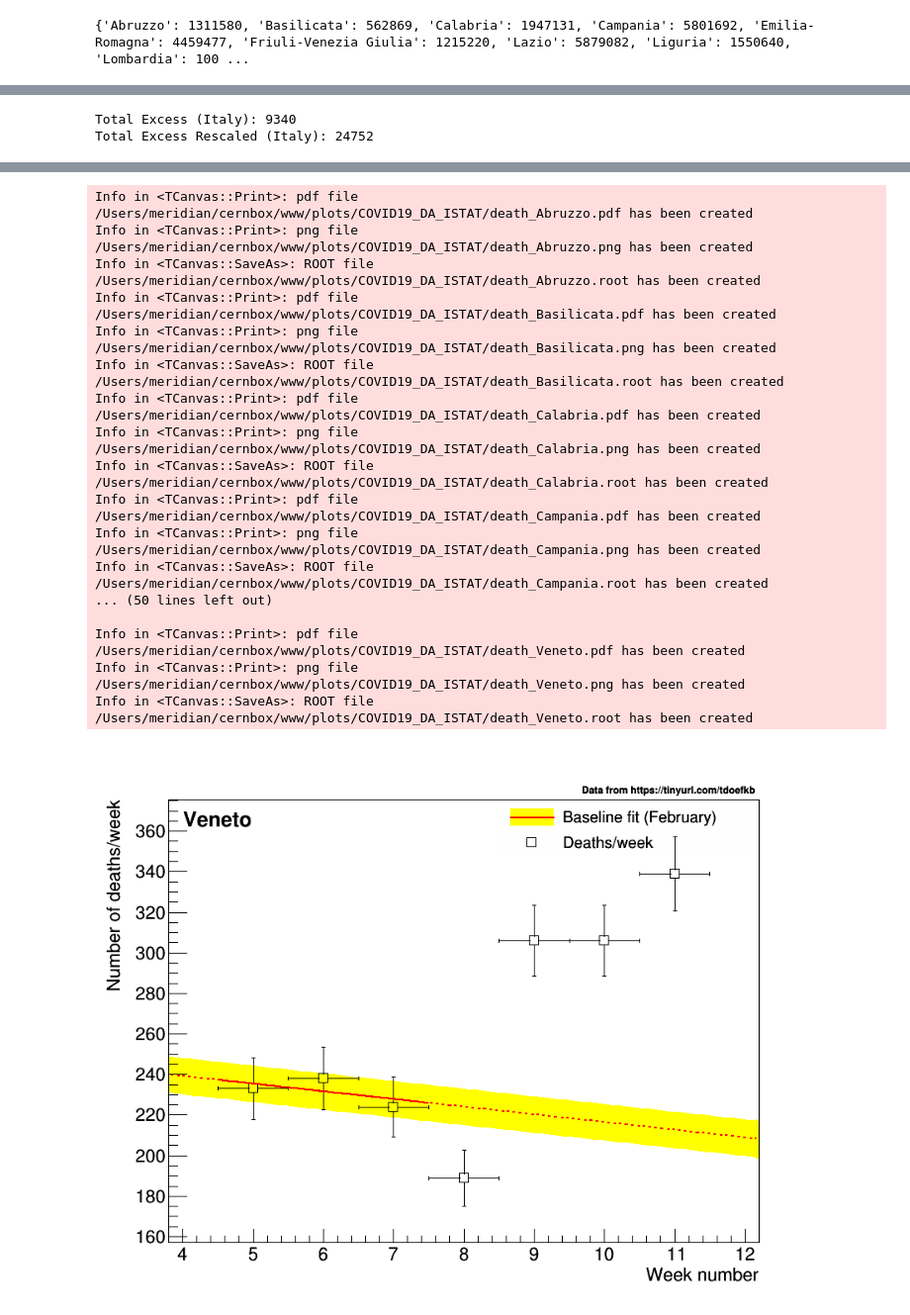
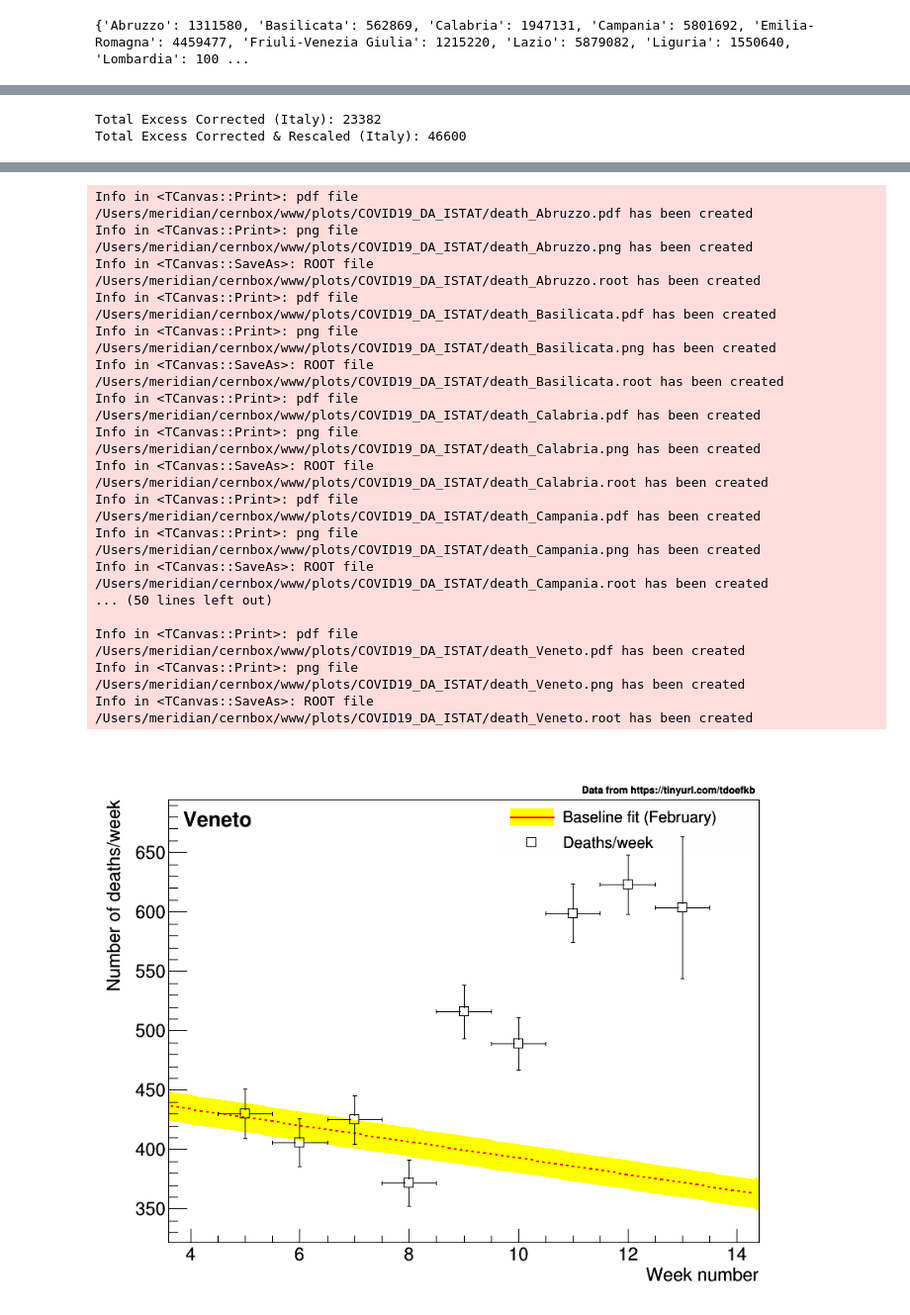
Before and after one commit to pmeridian/COVID19_DA, a Jupyter notebook: Analisi Istat.ipynb, the cells around one changed output, grey strips where cells are left out. Shown: that part at 99% size. Saved outputs shown, nothing was run; the diff lists cells and outputs as text; code cells hidden in the pictures.

```diff
--- a/Analisi Istat.ipynb
+++ b/Analisi Istat.ipynb
@@ -341,0 +613,5 @@ print(['%s:%.3f'%(r,f) for r,f in rescalingFactor.items()])
+# %%
+rescalingFactorNewOld2={}
+for r in n.unique(dfPopulationByRegion['Regione']):
+    rescalingFactorNewOld2[r]=float(populationIstatByRegion[r])/populationOld2IstatByRegion[r]
+print(['%s:%.3f'%(r,f) for r,f in rescalingFactorNewOld2.items()])
@@ -341,0 +650,12 @@ print(['%s:%.3f'%(r,f) for r,f in rescalingFactor.items()])
+# %%
+for p in regions:
+    print('=======',p)
+    graphs['deceduti_Old2_rescaled_%s'%p]=R.TGraphErrors()
+    graphs['deceduti_Old2_rescaled_%s'%p].SetName('deceduti_Old2_rescaled_%s'%p)
+    for w in range(firstWeek,len(weeks)):
+            x,y=R.Double(0),R.Double(0)
+            yerr=graphs['deceduti_Old2_%s'%p].GetErrorY(w-firstWeek)
+            graphs['deceduti_Old2_%s'%p].GetPoint(w-firstWeek,x,y)
+            graphs['deceduti_Old2_rescaled_%s'%p].SetPoint(w-firstWeek,x,y*rescalingFactorNewOld2[p])
+            graphs['deceduti_Old2_rescaled_%s'%p].SetPointError(w-firstWeek,0.5,yerr*rescalingFactorNewOld2[p])
+            print(p,x,y*rescalingFactorNewOld2[p])
@@ -341,0 +680,8 @@ print(['%s:%.3f'%(r,f) for r,f in rescalingFactor.items()])
+# %%
+for p in regions:
+    print('=======',p)
+    for w in range(firstWeek,len(weeks)):
+            x,y=R.Double(0),R.Double(0)
+            yerr=graphs['deceduti_%s'%p].GetErrorY(w-firstWeek)
+            graphs['deceduti_%s'%p].GetPoint(w-firstWeek,x,y)
+            print(p,x,y)
@@ -345,9 +862,9 @@ sumTotal=0
 sumTotalRescaled=0
 
 for p in regions:
-    graphs['eccesso_deceduti_%s'%p].Draw("AP")
-    graphs['eccesso_deceduti_%s'%p].GetXaxis().SetTitle("Week number")
-    graphs['eccesso_deceduti_%s'%p].GetYaxis().SetTitle("Number of deaths - baseline")
+    graphs['eccesso_deceduti_corrected_%s'%p].Draw("AP")
+    graphs['eccesso_deceduti_corrected_%s'%p].GetXaxis().SetTitle("Week number")
+    graphs['eccesso_deceduti_corrected_%s'%p].GetYaxis().SetTitle("Number of deaths - baseline")
 
     baseline_stdev=graphs['deceduti_%s'%p].GetFunction('fB').GetParError(0)
     box=R.TBox(firstWeek+0.5,-baseline_stdev,graphs['eccesso_deceduti_%s'%p].GetN()+firstWeek+0.5,baseline_stdev)
@@ -363,14 +880,14 @@ for p in regions:
     line1.SetLineStyle(1)
     line1.SetLineWidth(2)
     line1.Draw()
-    graphs['eccesso_deceduti_%s'%p].Draw("PSAME")
+    graphs['eccesso_deceduti_corrected_%s'%p].Draw("PSAME")
 
-    totalExcess[p]=integralGraph(graphs['eccesso_deceduti_%s'%(p)],8-firstWeek)
+    totalExcess[p]=integralGraph(graphs['eccesso_deceduti_corrected_%s'%(p)],8-firstWeek)
     t.SetTextSize(0.03)
     t.DrawLatexNDC(0.12,0.76,'Estimated excess (23/02-21/03): %.1f#pm%.1f'%(totalExcess[p][0],totalExcess[p][1]))
 
     f0=R.TF1("f0","pol0",0,graphs['eccesso_deceduti_%s'%p].GetN()+6)
-    graphs['eccesso_deceduti_%s'%p].Fit('f0','RB0Q','',firstWeek+0.5,graphs['eccesso_deceduti_%s'%p].GetN()+firstWeek+0.5)
+    graphs['eccesso_deceduti_corrected_%s'%p].Fit('f0','RB0Q','',firstWeek+0.5,graphs['eccesso_deceduti_%s'%p].GetN()+firstWeek+0.5)
     t.SetTextSize(0.04)
     t.DrawLatexNDC(0.12,0.85,p)
     t.SetTextSize(0.03)
@@ -416,9 +933,9 @@ Info in <TCanvas::SaveAs>: ROOT file /Users/meridian/cernbox/www/plots/COVID19_D
 # %%
-print('Total Excess (Italy): %d'%sumTotal)
-print('Total Excess Rescaled (Italy): %d'%sumTotalRescaled)
+print('Total Excess Corrected (Italy): %d'%sumTotal)
+print('Total Excess Corrected & Rescaled (Italy): %d'%sumTotalRescaled)
 # %% [output]
-Total Excess (Italy): 9340
-Total Excess Rescaled (Italy): 24752
+Total Excess Corrected (Italy): 23382
+Total Excess Corrected & Rescaled (Italy): 46600
 # %%
 leg=R.TLegend(0.55,0.89,0.89,0.8)
 leg.SetBorderSize(0)
@@ -427,9 +944,9 @@ leg.SetTextSize(0.03)
 
 for p in regions:
     leg.Clear()
-    graphs['deceduti_%s'%p].Draw("AP")
-    graphs['deceduti_%s'%p].GetXaxis().SetTitle("Week number")
-    graphs['deceduti_%s'%p].GetYaxis().SetTitle("Number of deaths/week")
+    graphs['deceduti_corrected_%s'%p].Draw("AP")
+    graphs['deceduti_corrected_%s'%p].GetXaxis().SetTitle("Week number")
+    graphs['deceduti_corrected_%s'%p].GetYaxis().SetTitle("Number of deaths/week")
 
     f2=graphs['deceduti_%s'%p].GetFunction('fB').Clone()
     f2.SetRange(0,5.5+graphs['deceduti_%s'%p].GetN())
@@ -448,7 +965,7 @@ for p in regions:
 
     band.Draw('4SAME')
     f2.Draw('LSAME')
-    graphs['deceduti_%s'%p].Draw("PSAME")
+    graphs['deceduti_corrected_%s'%p].Draw("PSAME")
 
     #auxiliary object for the legend
     aux=graphs['deceduti_%s'%p].Clone('aux')
@@ -465,34 +982,34 @@ for p in regions:
     t.SetTextSize(0.02)
     t.DrawLatexNDC(0.66,0.91,'Data from https://tinyurl.com/tdoefkb')
     c1.RedrawAxis()
     c1.Draw()
     for ext in ['.pdf','.png','.root']:
         c1.SaveAs("~/cernbox/www/plots/COVID19_DA_ISTAT/death_{:s}".format(p)+ext)
 # %% [output]
 ERROR in TPostScript::Open: Cannot open file:/Users/meridian/cernbox/www/plots/COVID19_DA_ISTAT/death_Trentino-Alto Adige/Südtirol.pd
 ERROR in TPostScript::Open: Cannot open file:/Users/meridian/cernbox/www/plots/COVID19_DA_ISTAT/death_Trentino-Alto Adige/Südtirol.pn
 ERROR in TPostScript::Open: Cannot open file:/Users/meridian/cernbox/www/plots/COVID19_DA_ISTAT/death_Trentino-Alto Adige/Südtirol.roo
 ERROR in TPostScript::Open: Cannot open file:/Users/meridian/cernbox/www/plots/COVID19_DA_ISTAT/death_Valle d'Aosta/Vallée d'Aoste.pd
 ERROR in TPostScript::Open: Cannot open file:/Users/meridian/cernbox/www/plots/COVID19_DA_ISTAT/death_Valle d'Aosta/Vallée d'Aoste.pn
 ERROR in TPostScript::Open: Cannot open file:/Users/meridian/cernbox/www/plots/COVID19_DA_ISTAT/death_Valle d'Aosta/Vallée d'Aoste.roo
 Info in <TCanvas::Print>: pdf file /Users/meridian/cernbox/www/plots/COVID19_DA_ISTAT/death_Abruzzo.pdf has been created
 Info in <TCanvas::Print>: png file /Users/meridian/cernbox/www/plots/COVID19_DA_ISTAT/death_Abruzzo.png has been created
 Info in <TCanvas::SaveAs>: ROOT file /Users/meridian/cernbox/www/plots/COVID19_DA_ISTAT/death_Abruzzo.root has been created
 Info in <TCanvas::Print>: pdf file /Users/meridian/cernbox/www/plots/COVID19_DA_ISTAT/death_Basilicata.pdf has been created
 Info in <TCanvas::Print>: png file /Users/meridian/cernbox/www/plots/COVID19_DA_ISTAT/death_Basilicata.png has been created
 Info in <TCanvas::SaveAs>: ROOT file /Users/meridian/cernbox/www/plots/COVID19_DA_ISTAT/death_Basilicata.root has been created
 Info in <TCanvas::Print>: pdf file /Users/meridian/cernbox/www/plots/COVID19_DA_ISTAT/death_Calabria.pdf has been created
 Info in <TCanvas::Print>: png file /Users/meridian/cernbox/www/plots/COVID19_DA_ISTAT/death_Calabria.png has been created
 Info in <TCanvas::SaveAs>: ROOT file /Users/meridian/cernbox/www/plots/COVID19_DA_ISTAT/death_Calabria.root has been created
 Info in <TCanvas::Print>: pdf file /Users/meridian/cernbox/www/plots/COVID19_DA_ISTAT/death_Campania.pdf has been created
 Info in <TCanvas::Print>: png file /Users/meridian/cernbox/www/plots/COVID19_DA_ISTAT/death_Campania.png has been created
 Info in <TCanvas::SaveAs>: ROOT file /Users/meridian/cernbox/www/plots/COVID19_DA_ISTAT/death_Campania.root has been created
 ... (50 lines left out)
 
 Info in <TCanvas::Print>: pdf file /Users/meridian/cernbox/www/plots/COVID19_DA_ISTAT/death_Veneto.pdf has been created
 Info in <TCanvas::Print>: png file /Users/meridian/cernbox/www/plots/COVID19_DA_ISTAT/death_Veneto.png has been created
 Info in <TCanvas::SaveAs>: ROOT file /Users/meridian/cernbox/www/plots/COVID19_DA_ISTAT/death_Veneto.root has been created
-[figure, old version]
+[figure, new version]
 # %%
 yTot=n.zeros(len(weeks)-firstWeek)
 yTotErr=n.zeros(len(weeks)-firstWeek)
```
Also changed, not shown: parts of 46 cells of this notebook, 3 other files.
